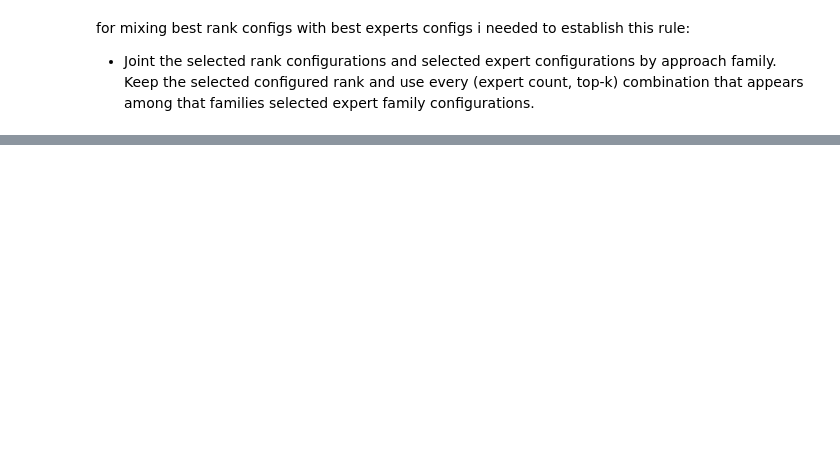
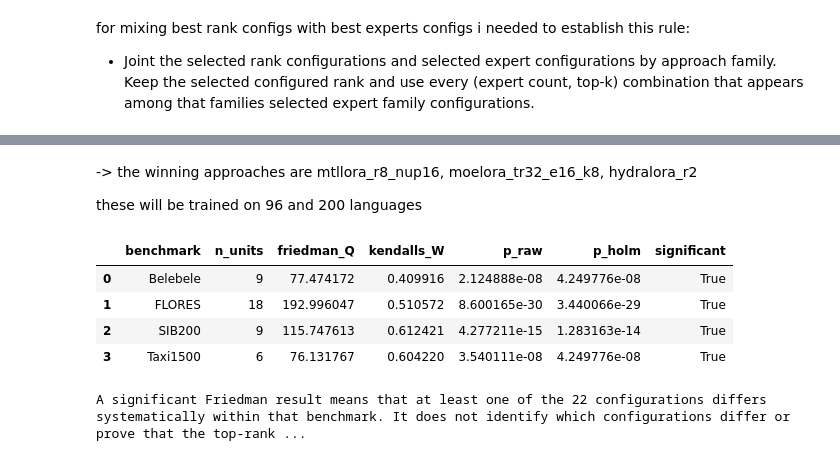
Before and after one commit to dice-group/moe-study, a Jupyter notebook: result_analysis/notebooks/best_rank_expert_selection.ipynb, the cells around one changed output, grey strips where cells are left out. Saved outputs shown, nothing was run; the diff lists cells and outputs as text; code cells hidden in the pictures; blank space fills up the shorter version.

```diff
--- a/result_analysis/notebooks/best_rank_expert_selection.ipynb
+++ b/result_analysis/notebooks/best_rank_expert_selection.ipynb
@@ -841,0 +949,54 @@ deduplicated the final list is:
+# %% [markdown]
+-> the winning approaches are mtllora_r8_nup16, moelora_tr32_e16_k8, hydralora_r2
+
+
+these will be trained on 96 and 200 languages
+# %%
+# lastly i want to check if the resutls / difference is statistically signigicant
+import pingouin as pg
+from statsmodels.stats.multitest import multipletests
+
+rows = []
+
+for benchmark in BENCHMARKS:
+    pivot = mixed_data[mixed_data.benchmark.eq(benchmark)].pivot(
+        index=["task", "language", "metric"],
+        columns="run_id",
+        values="score",
+    )
+
+    if pivot.isna().any().any():
+        raise ValueError(f"Incomplete panel for {benchmark}")
+
+    friedman = pg.friedman(data=pivot)
+
+    rows.append({
+        "benchmark": benchmark,
+        "n_units": len(pivot),
+        "friedman_Q": friedman["Q"].iat[0],
+        "kendalls_W": friedman["W"].iat[0],
+        "p_raw": friedman["p_unc"].iat[0],
+    })
+
+friedman_results = pd.DataFrame(rows)
+
+friedman_results["p_holm"] = multipletests(
+    friedman_results["p_raw"],
+    method="holm",
+)[1]
+
+friedman_results["significant"] = friedman_results["p_holm"] < 0.05
+
+display(friedman_results)
+print(
+    "A significant Friedman result means that at least one of the 22 configurations "
+    "differs systematically within that benchmark. It does not identify which "
+    "configurations differ or prove that the top-ranked configuration is significantly better."
+)
+# %% [output]
+|  | benchmark | n_units | friedman_Q | kendalls_W | p_raw | p_holm | significant |
+| 0 | Belebele | 9 | 77.474172 | 0.409916 | 2.124888e-08 | 4.249776e-08 | True |
+| 1 | FLORES | 18 | 192.996047 | 0.510572 | 8.600165e-30 | 3.440066e-29 | True |
+| 2 | SIB200 | 9 | 115.747613 | 0.612421 | 4.277211e-15 | 1.283163e-14 | True |
+| 3 | Taxi1500 | 6 | 76.131767 | 0.604220 | 3.540111e-08 | 4.249776e-08 | True |
+A significant Friedman result means that at least one of the 22 configurations differs systematically within that benchmark. It does not identify which configurations differ or prove that the top-rank ...
```
Also changed, not shown: parts of 8 cells of this notebook.
